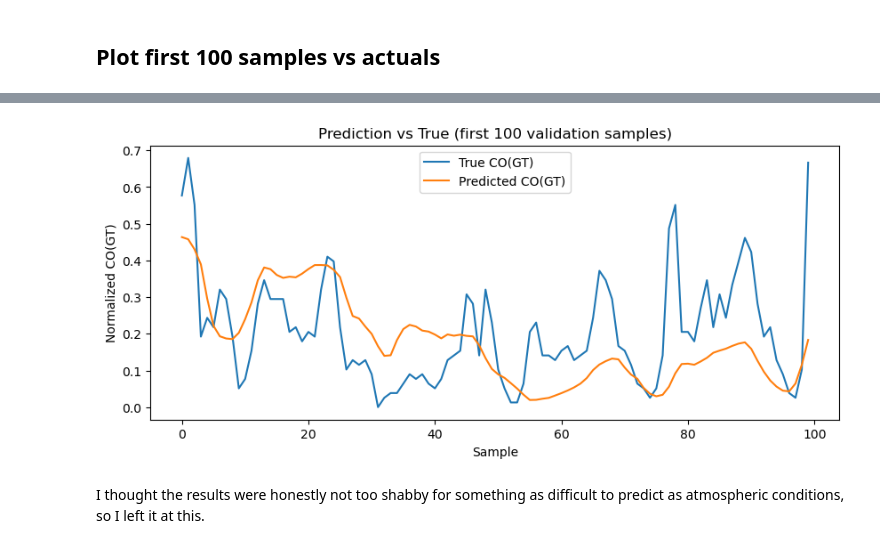
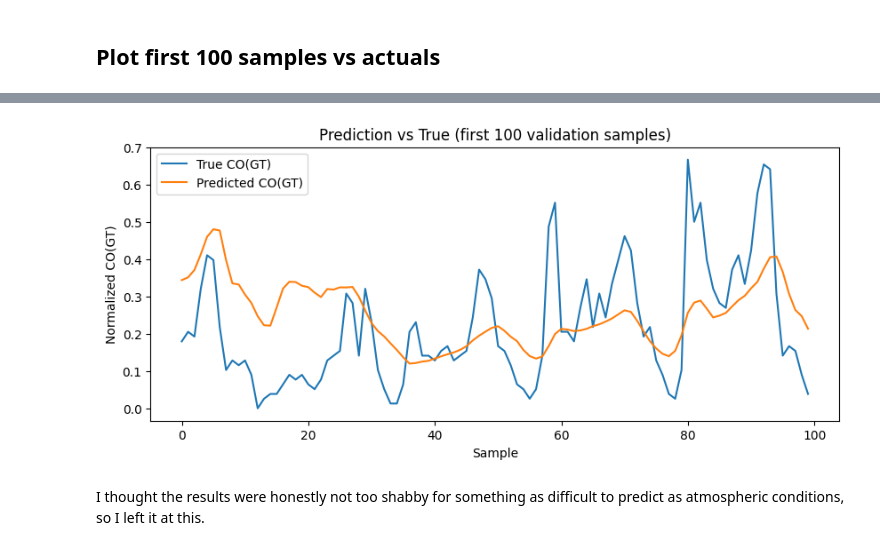
Before and after one commit to adamisch/neural_network_demos, a Jupyter notebook: lstm_rnn_demo.ipynb, the cells around one changed output, grey strips where cells are left out. Drawn from its saved outputs; the diff is of its cells as text; code cells hidden in the pictures.

Commit message:
Update RNN to split before scaling

```diff
--- a/lstm_rnn_demo.ipynb
+++ b/lstm_rnn_demo.ipynb
@@ -45,6 +45,6 @@ df.dropna(inplace=True)
 # %%
 
 # Select Input Features and Target
-features = ['PT08.S1(CO)', 'C6H6(GT)', 'PT08.S3(NOx)', 'NO2(GT)', 'T', 'RH']
+features = ['C6H6(GT)', 'PT08.S3(NOx)', 'NO2(GT)', 'T', 'RH', 'AH']
 target = 'CO(GT)'
 data = df[features + [target]].astype(float)
@@ -56,3 +63,17 @@ scaled_df = pd.DataFrame(scaled, columns=features + [target])
+# %%
+scaler = MinMaxScaler()
+scaler.fit(train_df)
+
+# Transform both sets
+train_scaled = pd.DataFrame(
+    scaler.transform(train_df),
+    columns=train_df.columns
+)
+
+val_scaled = pd.DataFrame(
+    scaler.transform(val_df),
+    columns=val_df.columns
+)
 # %% [markdown]
 ## Create sequences & attention layer
 # %% [markdown]
@@ -69,6 +90,9 @@ def create_sequences(data, target_col, seq_length):
 
 # Sequence length
 seq_len = 24 # 24 hours of data
-X, y = create_sequences(scaled_df, target, seq_len)
-print("X shape:", X.shape, "y shape:", y.shape)
+X_train, y_train = create_sequences(train_scaled, target, seq_len)
+X_val, y_val = create_sequences(val_scaled, target, seq_len)
+
+print("Train shape:", X_train.shape, y_train.shape)
+print("Val shape:", X_val.shape, y_val.shape)
 # %% [output]
@@ -76,8 +101,3 @@ X shape: (803, 24, 6) y shape: (803,)
-# %%
-# Split Data
-split = int(0.8 * len(X))
-X_train, y_train = X[:split], y[:split]
-X_val, y_val = X[split:], y[split:]
 # %% [markdown]
 ## Build Model
 # %%
@@ -152,10 +172,21 @@ Validation MSE Loss: 0.023857612162828445
 # %% [markdown]
 ## Plot first 100 samples vs actuals
 # %%
-pred = model.predict(X_val[:100])
+preds = model.predict(X_val[:100])
+
+# Create dummy array for inverse transform
+dummy = np.zeros((len(preds), len(train_df.columns)))
+
+# Put predictions in correct target column position
+target_index = train_df.columns.get_loc(target)
+dummy[:, target_index] = preds.flatten()
+
+# Inverse transform
+preds_actual = scaler.inverse_transform(dummy)[:, target_index]
+
 plt.figure(figsize=(10, 4))
 plt.plot(y_val[:100], label="True CO(GT)")
-plt.plot(pred[:100], label="Predicted CO(GT)")
+plt.plot(preds[:100], label="Predicted CO(GT)")
 plt.legend()
 plt.title("Prediction vs True (first 100 validation samples)")
 plt.xlabel("Sample")
@@ -166,3 +197,3 @@ plt.show()
-[figure, old version]
+[figure, new version]
 # %% [markdown]
 I thought the results were honestly not too shabby for something as difficult to predict as atmospheric conditions, so I left it at this.
```
Also changed, not shown: parts of 8 cells of this notebook.
